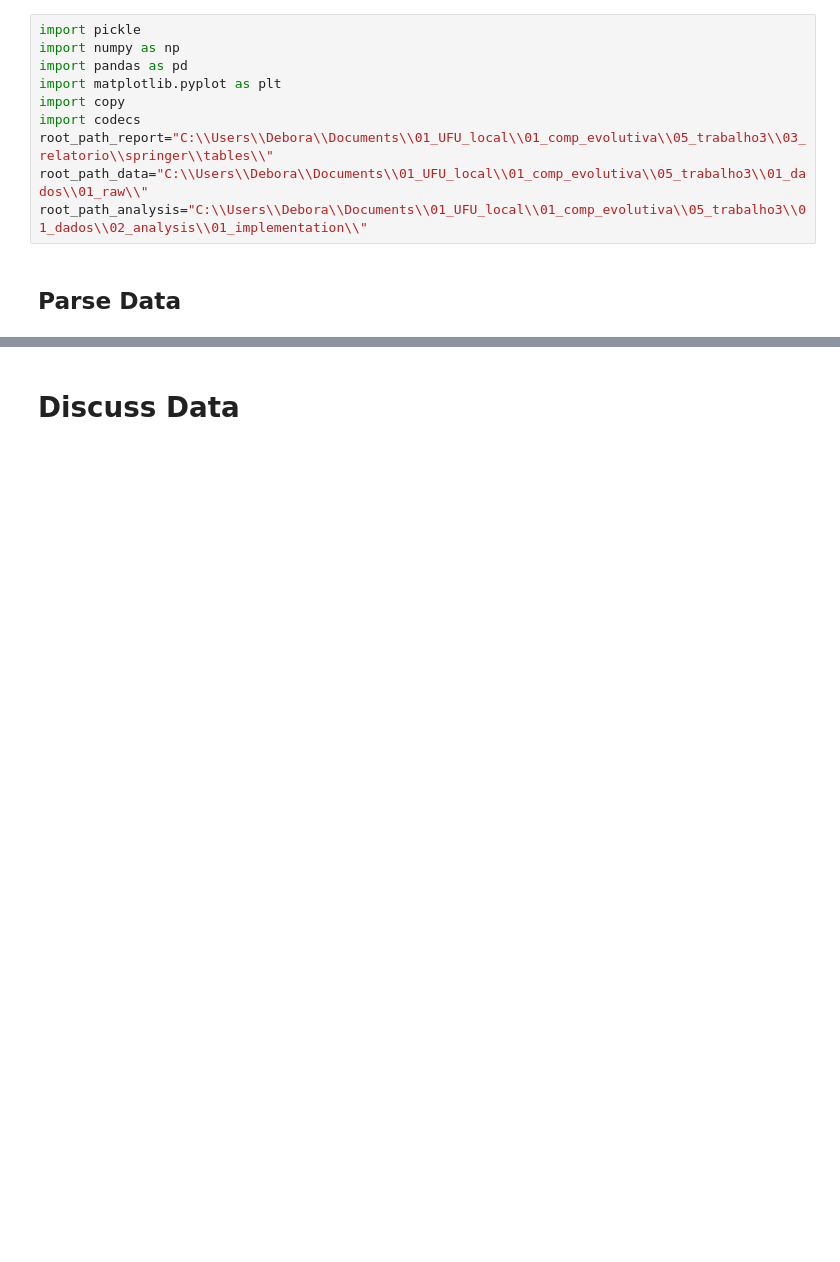
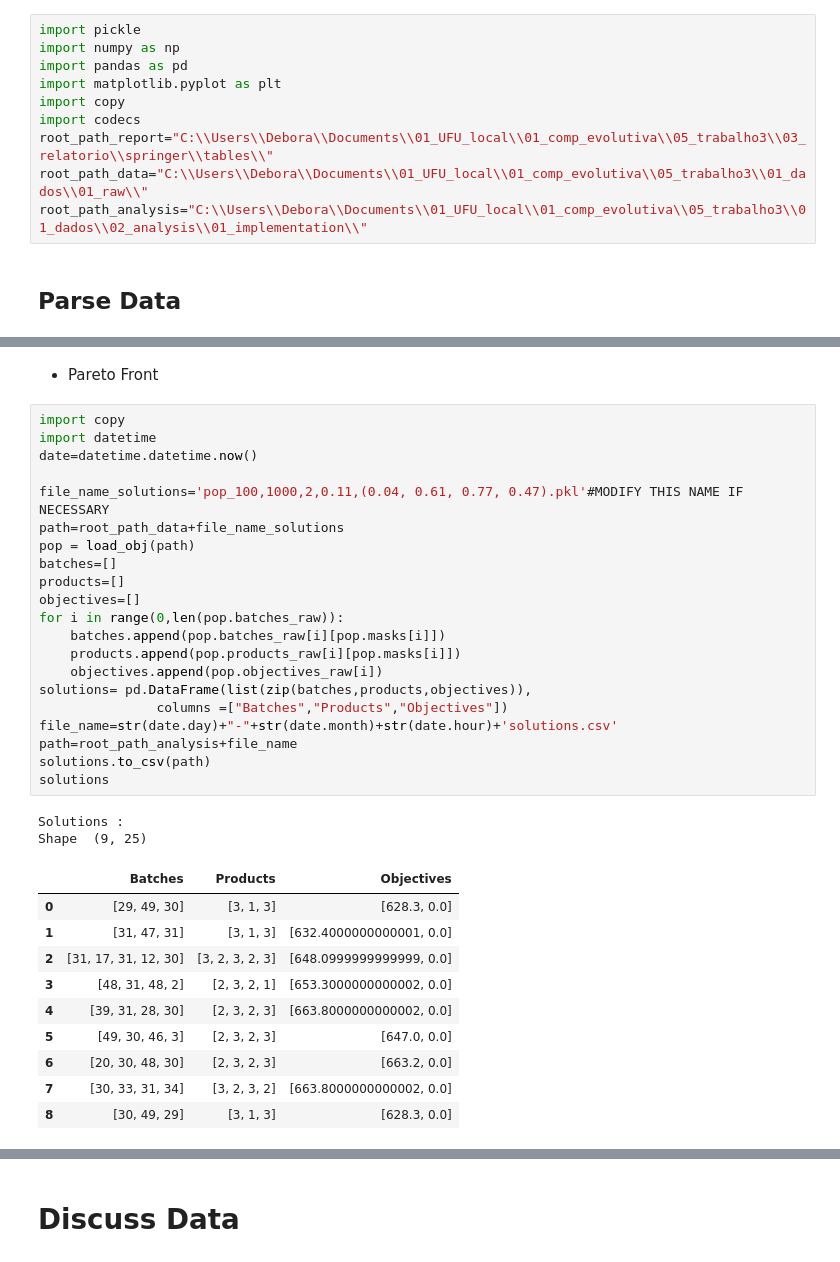
Before and after one commit to DTKx/capacityplanpy, a Jupyter notebook: 02_implementacao/parse_raw.ipynb, the cells around one changed output, grey strips where cells are left out. Drawn from its saved outputs; the diff is of its cells as text; blank space fills up the shorter version.

```diff
--- a/02_implementacao/parse_raw.ipynb
+++ b/02_implementacao/parse_raw.ipynb
@@ -63,2 +82,38 @@ df_ind
+# %% [markdown]
+- Pareto Front
+# %%
+import copy
+import datetime
+date=datetime.datetime.now()
+
+file_name_solutions='pop_100,1000,2,0.11,(0.04, 0.61, 0.77, 0.47).pkl'#MODIFY THIS NAME IF NECESSARY
+path=root_path_data+file_name_solutions
+pop = load_obj(path)
+batches=[]
+products=[]
+objectives=[]
+for i in range(0,len(pop.batches_raw)):
+    batches.append(pop.batches_raw[i][pop.masks[i]])
+    products.append(pop.products_raw[i][pop.masks[i]])
+    objectives.append(pop.objectives_raw[i])
+solutions= pd.DataFrame(list(zip(batches,products,objectives)),
+               columns =["Batches","Products","Objectives"])
+file_name=str(date.day)+"-"+str(date.month)+str(date.hour)+'solutions.csv'
+path=root_path_analysis+file_name
+solutions.to_csv(path)
+solutions
+# %% [output]
+Solutions :
+Shape  (9, 25)
+|  | Batches | Products | Objectives |
+| 0 | [29, 49, 30] | [3, 1, 3] | [628.3, 0.0] |
+| 1 | [31, 47, 31] | [3, 1, 3] | [632.4000000000001, 0.0] |
+| 2 | [31, 17, 31, 12, 30] | [3, 2, 3, 2, 3] | [648.0999999999999, 0.0] |
+| 3 | [48, 31, 48, 2] | [2, 3, 2, 1] | [653.3000000000002, 0.0] |
+| 4 | [39, 31, 28, 30] | [2, 3, 2, 3] | [663.8000000000002, 0.0] |
+| 5 | [49, 30, 46, 3] | [2, 3, 2, 3] | [647.0, 0.0] |
+| 6 | [20, 30, 48, 30] | [2, 3, 2, 3] | [663.2, 0.0] |
+| 7 | [30, 33, 31, 34] | [3, 2, 3, 2] | [663.8000000000002, 0.0] |
+| 8 | [30, 49, 29] | [3, 1, 3] | [628.3, 0.0] |
 # %%
 import matplotlib.pyplot as plt
```
Also changed, not shown: parts of 19 cells of this notebook, 4 other files.
